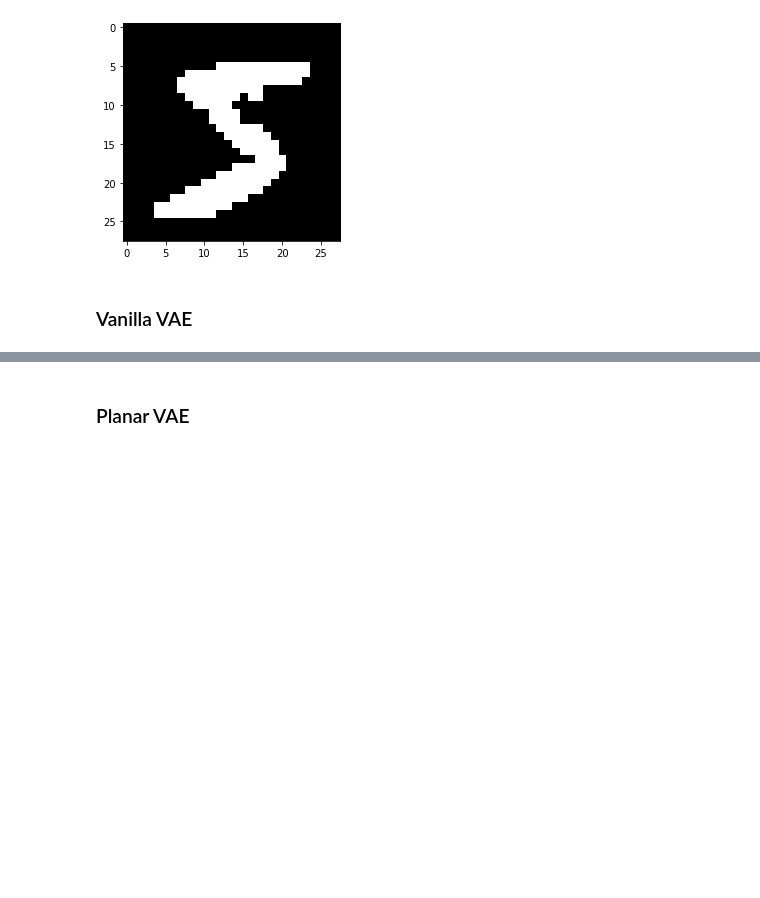
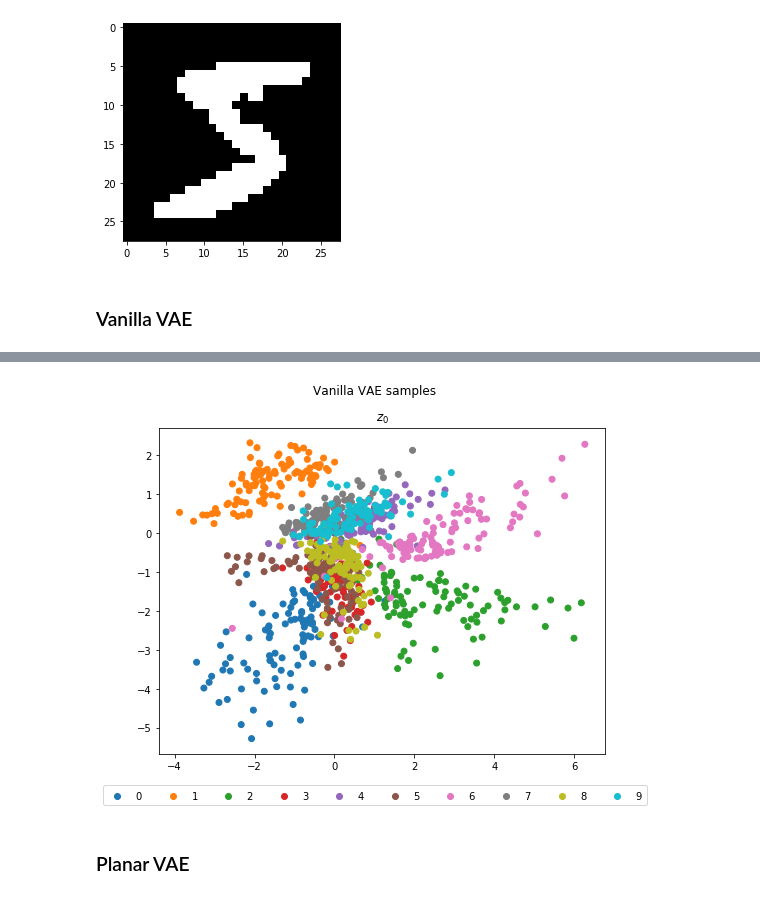
Before and after one commit to bgroenks96/normalizing-flows, a Jupyter notebook: mnist-experiments.ipynb, the cells around one changed output, grey strips where cells are left out. Saved outputs shown, nothing was run; the diff lists cells and outputs as text; code cells hidden in the pictures; blank space fills up the shorter version.

```diff
--- a/mnist-experiments.ipynb
+++ b/mnist-experiments.ipynb
@@ -50 +59,33 @@ def
+# %%
+def plot_transforms(X, labels, vae, samples_per_input=1):
+    num_transforms = vae.flow.num_flows + 1 if vae.flow is not None else 1
+    _, zs = vae.sample(X, n=samples_per_input)
+    assert len(zs) == num_transforms, 'expected {} z transforms, got {}'.format(num_transforms, len(zs))
+    fig, axs = plt.subplots(1, num_transforms, figsize=(8*num_transforms,6))
+    for i, z in enumerate(zs):
+        ax = axs[i] if num_transforms > 1 else axs
+        splot = ax.scatter(z[:,0], z[:,1], c=labels, cmap='tab10')
+        ax.set_title('$z_{}$'.format(i))
+    unique_labels = np.unique(labels)
+    plt.figlegend(*splot.legend_elements(), loc = 'lower center', ncol=len(unique_labels), labelspacing=0.)
+    return fig
+
+def plot_tsne_transforms(X, labels, vae, samples_per_input=1):
+    from sklearn.manifold import TSNE
+    from tqdm import tqdm
+    num_transforms = vae.flow.num_flows + 1 if vae.flow is not None else 1
+    _, zs = vae.sample(X, n=samples_per_input)
+    assert len(zs) == num_transforms, 'expected {} z transforms, got {}'.format(num_transforms, len(zs))
+    if samples_per_input > 0:
+        labels = np.repeat(labels, samples_per_input, axis=0)
+    fig, axs = plt.subplots(1, num_transforms, figsize=(8*num_transforms,6))
+    tsne = TSNE(n_components=2, perplexity=10)
+    for i, z in tqdm(list(enumerate(zs)), desc='transforms'):
+        ax = axs[i] if num_transforms > 1 else axs
+        z_tsne = tsne.fit_transform(z)
+        splot = ax.scatter(z_tsne[:,0], z_tsne[:,1], c=labels, cmap='tab10')
+        ax.set_title('t-SNE mapped $z_{}$'.format(i))
+    unique_labels = np.unique(labels)
+    plt.figlegend(*splot.legend_elements(), loc = 'lower center', ncol=len(unique_labels), labelspacing=0.)
+    return fig
 # %%
@@ -55,4 +96,7 @@ def train_vae(x_train, flow=None, z_size=32, n_epochs=10):
     return vae
+# %%
+# sample balanced set of digits for transform plots
+X_samples, y_samples = sample_digits_by_class(x_test, y_test, samples_per_class=100)
 # %% [markdown]
 ### Vanilla VAE
 # %%
@@ -84,3 +127,9 @@ plot_images(x_test.squeeze(), x_pred)
+# %%
+plot_transforms(X_samples, y_samples, vae)
+plt.suptitle('Vanilla VAE samples')
+plt.show()
+# %% [output]
+[figure, added]
 # %% [markdown]
 ### Planar VAE
 # %%
```
Also changed, not shown: parts of 19 cells of this notebook, 3 other files.
